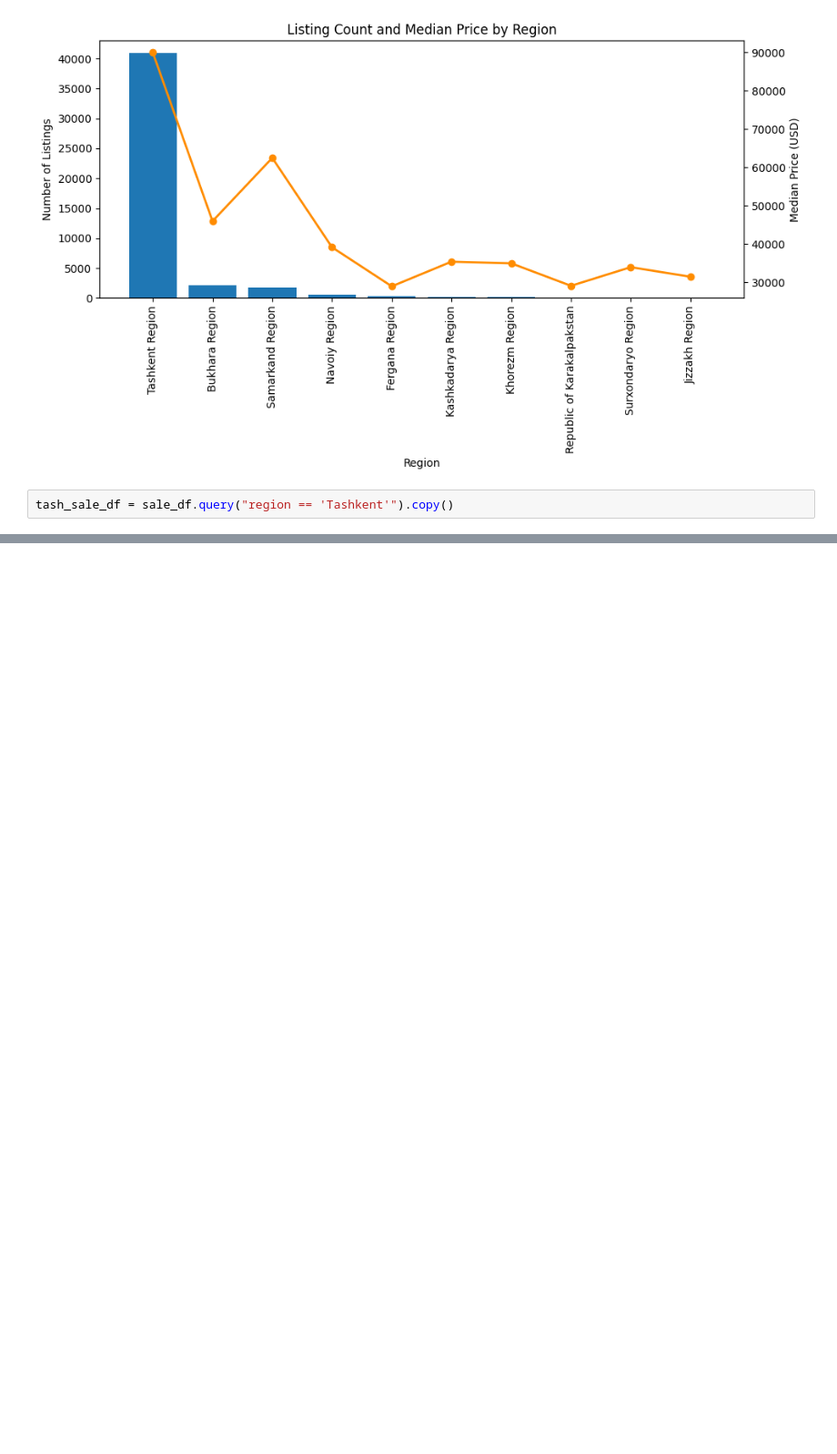
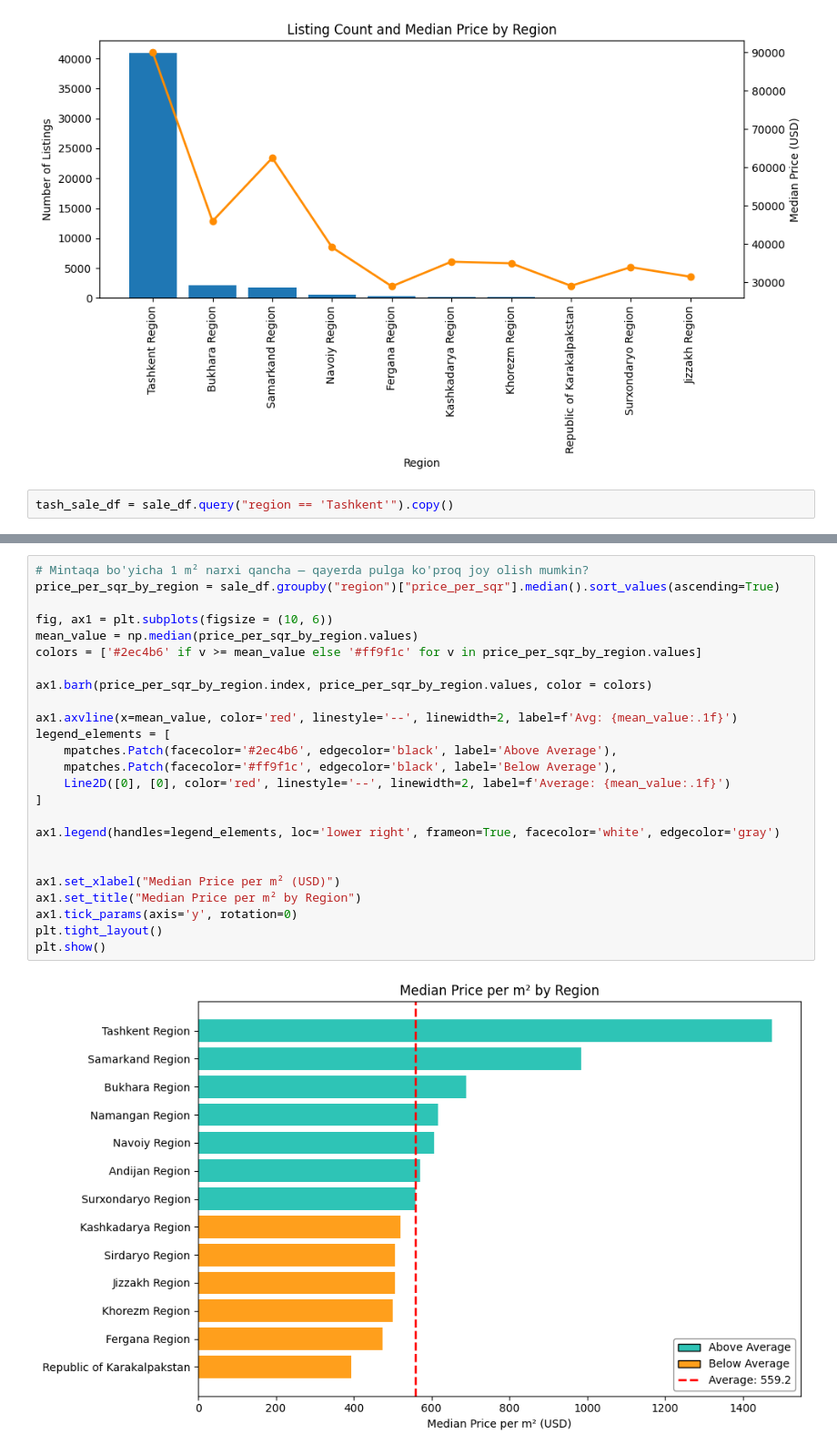
Before and after one commit to Javoh20111/Tashkent-apartment-analysis, a Jupyter notebook: notebooks/2_data_analysis.ipynb, the cells around one changed output, grey strips where cells are left out. Shown at 91% size. Saved outputs shown, nothing was run; the diff lists cells and outputs as text; blank space fills up the shorter version.

```diff
--- a/notebooks/2_data_analysis.ipynb
+++ b/notebooks/2_data_analysis.ipynb
@@ -160,0 +173,27 @@ expensive_districts
+# %%
+# Mintaqa bo'yicha 1 m² narxi qancha — qayerda pulga ko'proq joy olish mumkin?
+price_per_sqr_by_region = sale_df.groupby("region")["price_per_sqr"].median().sort_values(ascending=True)
+
+fig, ax1 = plt.subplots(figsize = (10, 6))
+mean_value = np.median(price_per_sqr_by_region.values)
+colors = ['#2ec4b6' if v >= mean_value else '#ff9f1c' for v in price_per_sqr_by_region.values]
+
+ax1.barh(price_per_sqr_by_region.index, price_per_sqr_by_region.values, color = colors)
+
+ax1.axvline(x=mean_value, color='red', linestyle='--', linewidth=2, label=f'Avg: {mean_value:.1f}')
+legend_elements = [
+    mpatches.Patch(facecolor='#2ec4b6', edgecolor='black', label='Above Average'),
+    mpatches.Patch(facecolor='#ff9f1c', edgecolor='black', label='Below Average'),
+    Line2D([0], [0], color='red', linestyle='--', linewidth=2, label=f'Average: {mean_value:.1f}')
+]
+
+ax1.legend(handles=legend_elements, loc='lower right', frameon=True, facecolor='white', edgecolor='gray')
+
+
+ax1.set_xlabel("Median Price per m² (USD)")
+ax1.set_title("Median Price per m² by Region")
+ax1.tick_params(axis='y', rotation=0)
+plt.tight_layout()
+plt.show()
+# %% [output]
+[figure, added]
```
Also changed, not shown: parts of 5 cells of this notebook.
